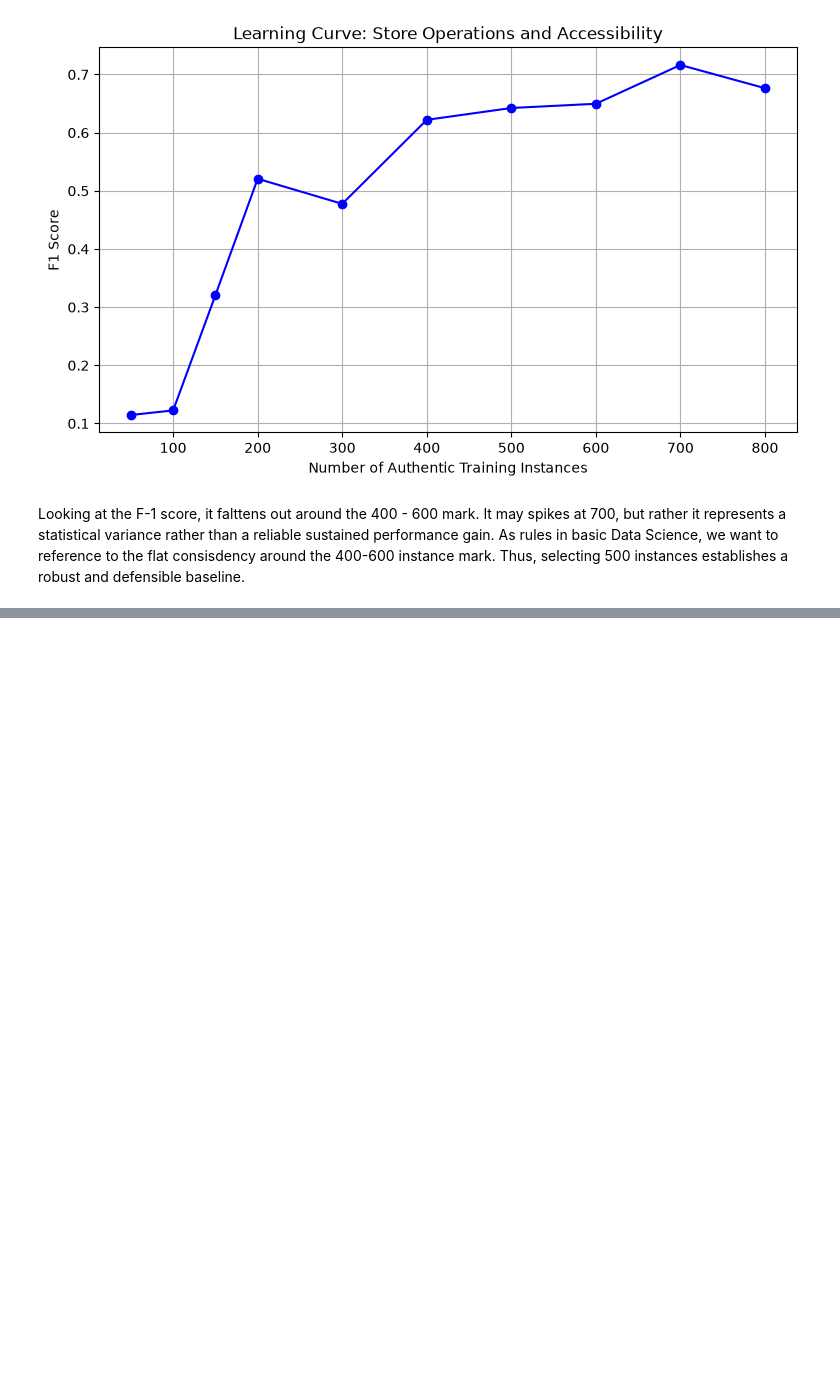
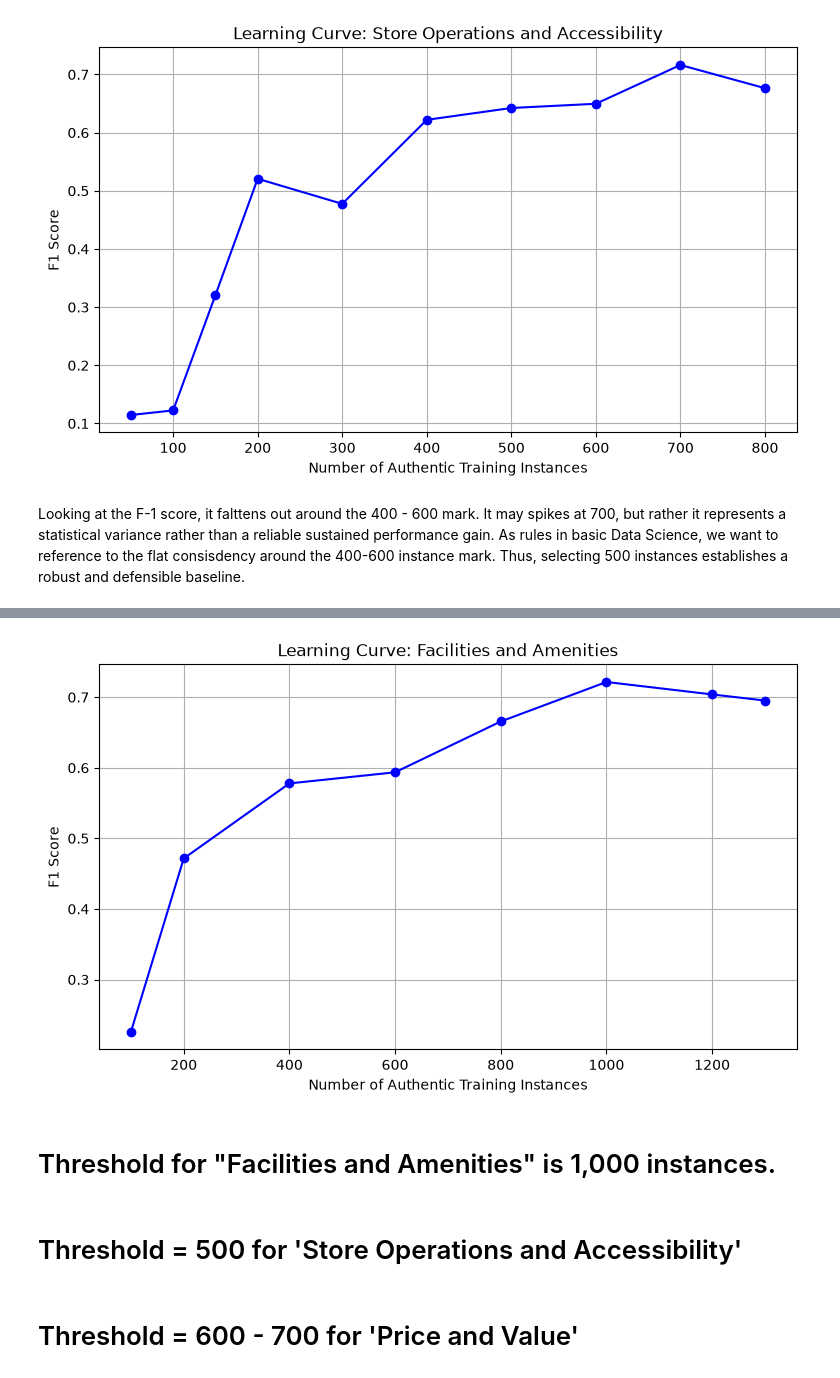
Before and after one commit to z-sulit/Thesis-Project-Aspect-Based-Sentiment-Analysis, a Jupyter notebook: _5_Targeted_Synthetic_Data_Augmentation/Data_augmentation.ipynb, the cells around one changed output, grey strips where cells are left out. Drawn from its saved outputs; the diff is of its cells as text; code cells hidden in the pictures; blank space fills up the shorter version.

```diff
--- a/_5_Targeted_Synthetic_Data_Augmentation/Data_augmentation.ipynb
+++ b/_5_Targeted_Synthetic_Data_Augmentation/Data_augmentation.ipynb
@@ -96,0 +131,40 @@ Looking at the F-1 score, it falttens out around the 400 - 600 mark. It may spik
+# %%
+batch_sizes = [100, 200, 400, 600, 800, 1000, 1200, 1300] #changes for 1,300
+f1_scores = []
+
+target_class = 'Facilities and Amenities'
+
+y_train_binary = (df_train['TargetAspect'] == target_class).astype(int)
+y_val_binary = (df_val['TargetAspect'] == target_class).astype(int)
+
+proxy_model = make_pipeline(
+    TfidfVectorizer(max_features=5000),
+    LogisticRegression(max_iter=1000, class_weight='balanced')
+)
+
+for size in batch_sizes:
+    df_subset = resample(df_train, n_samples=size, stratify=y_train_binary, random_state=42)
+    X_subset = df_subset['sentence']
+    y_subset = (df_subset['TargetAspect'] == target_class).astype(int)
+
+    proxy_model.fit(X_subset, y_subset)
+    y_pred = proxy_model.predict(df_val['sentence'])
+
+    score = f1_score(y_val_binary, y_pred)
+    f1_scores.append(score)
+
+plt.figure(figsize=(9, 5))
+plt.plot(batch_sizes, f1_scores, marker='o', linestyle='-', color='b')
+plt.title(f'Learning Curve: {target_class}')
+plt.xlabel('Number of Authentic Training Instances')
+plt.ylabel('F1 Score')
+plt.grid(True)
+plt.show()
+# %% [output]
+[figure, added]
+# %% [markdown]
+# Threshold for "Facilities and Amenities" is 1,000 instances.
+# %% [markdown]
+# Threshold = 500 for 'Store Operations and Accessibility'
+# %% [markdown]
+# Threshold = 600 - 700 for 'Price and Value'
```
Also changed, not shown: parts of 2 cells of this notebook.
